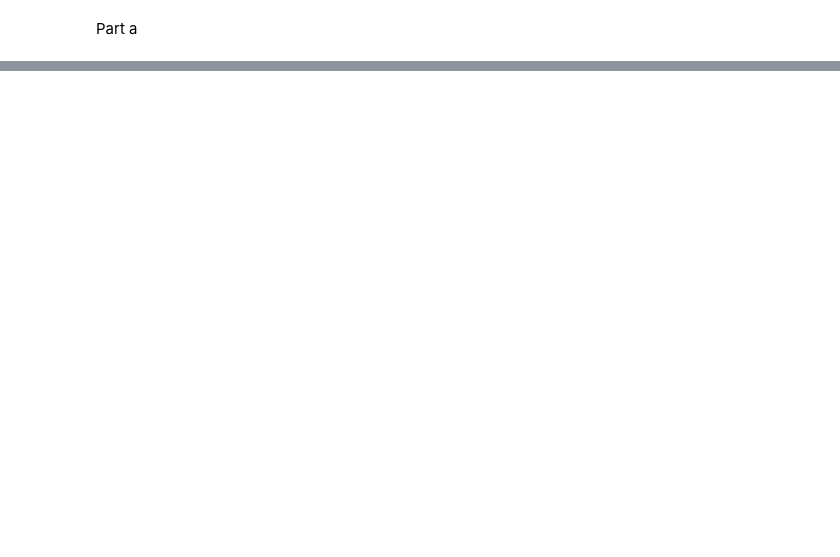
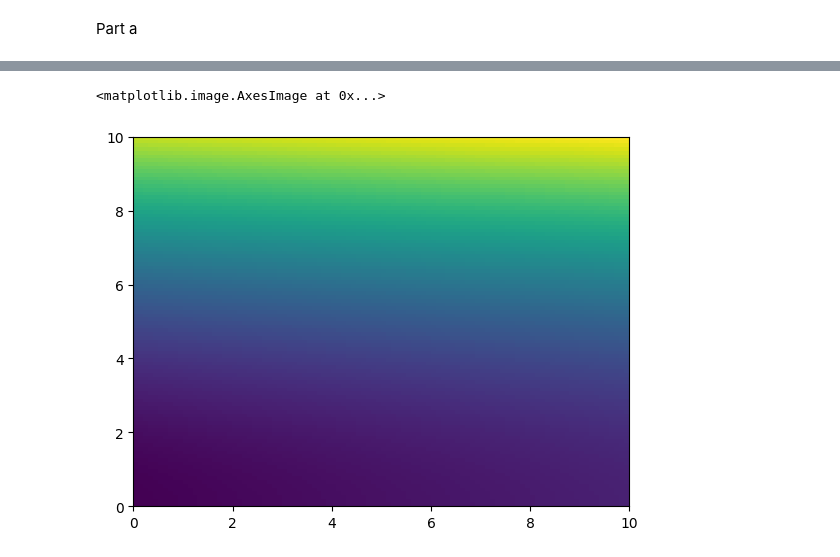
Before and after one commit to ndh3286-dev/CompPhys_HW, a Jupyter notebook: HW4/2.ipynb, the cells around one changed output, grey strips where cells are left out. Drawn from its saved outputs; the diff is of its cells as text; code cells hidden in the pictures; blank space fills up the shorter version.

```diff
--- a/HW4/2.ipynb
+++ b/HW4/2.ipynb
@@ -362,0 +484,9 @@ OSError: handle is closed
+# %%
+x = np.linspace(0, 10, 100)
+y = np.linspace(0, 10, 100)
+
+results = (x[:, None]**2 + y[None, :])
+plt.imshow(results, extent=(0,10,0,10), aspect='auto', origin='lower', cmap='viridis')
+# %% [output]
+<matplotlib.image.AxesImage at 0x...>
+[figure, added]
```
Also changed, not shown: parts of 5 cells of this notebook.
